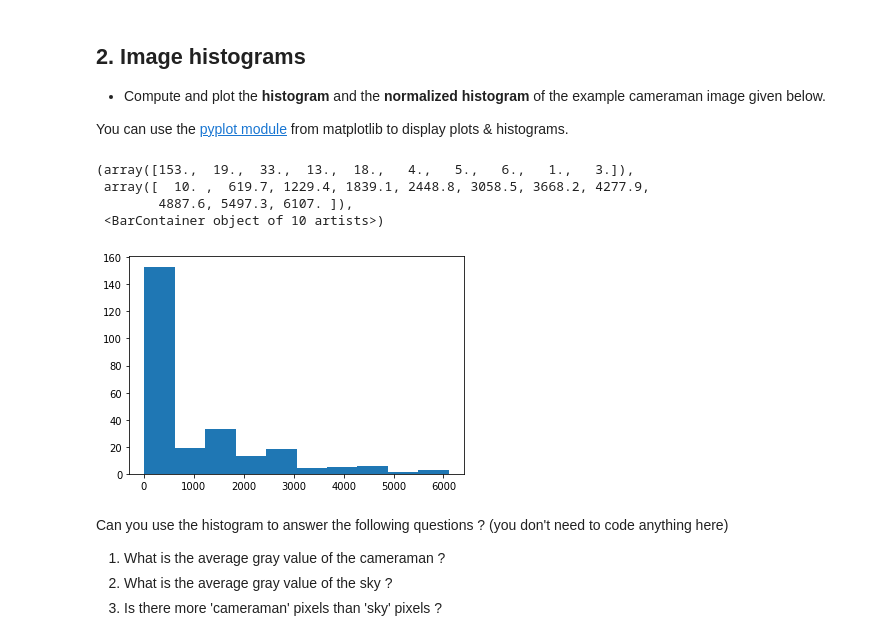
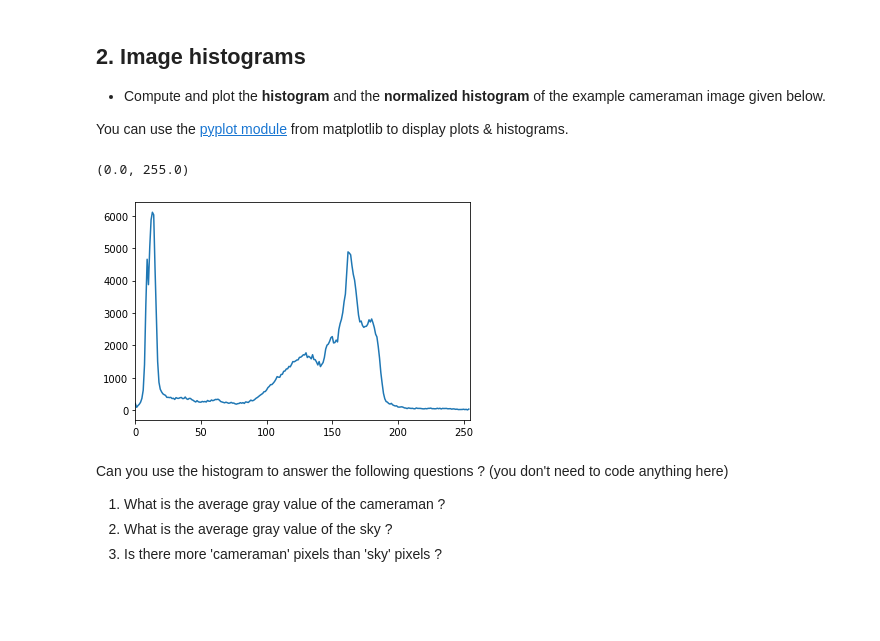
Before and after one commit to GriffinBabe/info-h-500-501, a Jupyter notebook: LABS/1 - Image Information.ipynb, the cells around one changed output. Drawn from its saved outputs; the diff is of its cells as text; code cells hidden in the pictures; blank space fills up the shorter version.

```diff
--- a/LABS/1 - Image Information.ipynb
+++ b/LABS/1 - Image Information.ipynb
@@ -56,16 +56,14 @@ You can use the [pyplot module](https://matplotlib.org/api/pyplot_api.html) from
 # %%
 from matplotlib import pyplot as plt
 
 ## -- Your code here -- ##
-histo = np.histogram(image, [x for x in range(256)])
-histo_values = histo[0]
-plt.hist(histo_values)
+image_array = image.reshape(1, -1)
+histogram = np.histogram(image_array, 255)
+plt.plot(histogram[0])
+plt.xlim([0, 255])
 # %% [output]
-(array([153.,  19.,  33.,  13.,  18.,   4.,   5.,   6.,   1.,   3.]),
- array([  10. ,  619.7, 1229.4, 1839.1, 2448.8, 3058.5, 3668.2, 4277.9,
-        4887.6, 5497.3, 6107. ]),
- <BarContainer object of 10 artists>)
+(0.0, 255.0)
-[figure, old version]
+[figure, new version]
 # %% [markdown]
 Can you use the histogram to answer the following questions ? (you don't need to code anything here)
 
```
Also changed, not shown: parts of 11 cells of this notebook, 2 other files.
